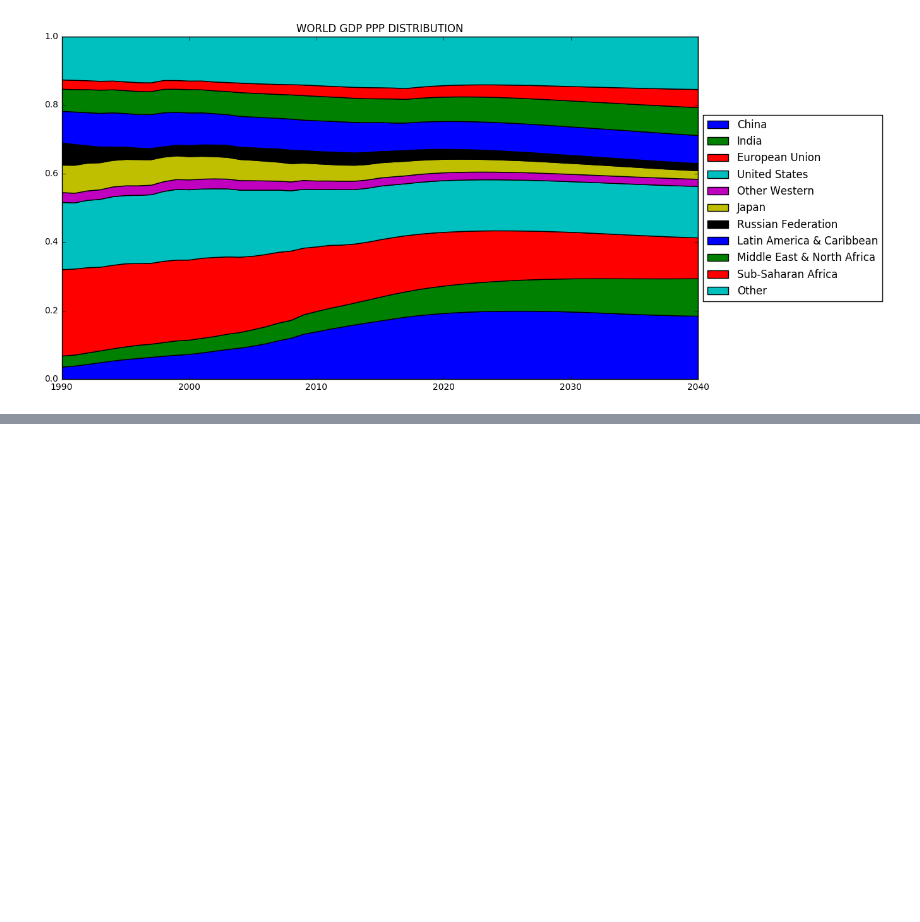
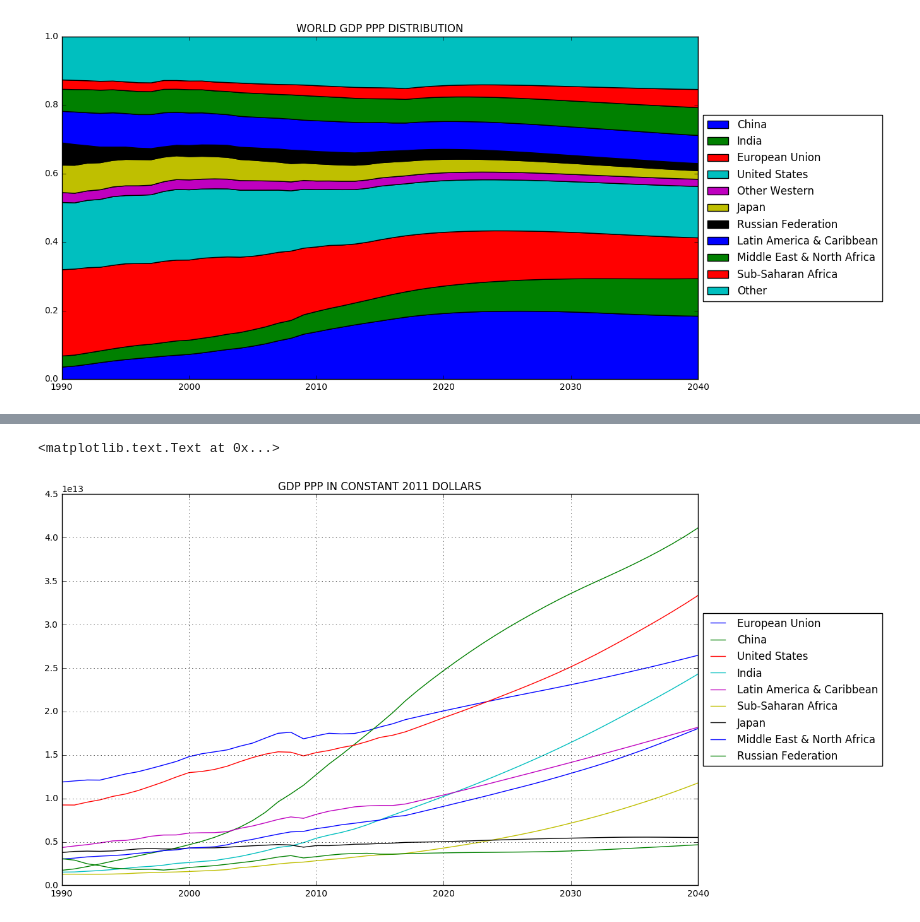
Before and after one commit to plaksivayatryapka/gdp_future, a Jupyter notebook: future.ipynb, the cells around one changed output, grey strips where cells are left out. Saved outputs shown, nothing was run; the diff lists cells and outputs as text; code cells hidden in the pictures; blank space fills up the shorter version.

```diff
--- a/future.ipynb
+++ b/future.ipynb
@@ -163,0 +182,9 @@ plt.ylim(top=1)
+# %%
+plt.figure(figsize=[13, 8])
+[plt.plot(YEARS_ALL, [i for i in gdp[country].values()], label=country) for country in COUNTRIES[:-3]]
+plt.legend(loc='center left', bbox_to_anchor=(1, 0.5))
+plt.grid()
+plt.title('GDP PPP IN CONSTANT 2011 DOLLARS')
+# %% [output]
+<matplotlib.text.Text at 0x...>
+[figure, added]
```
Also changed, not shown: parts of 5 cells of this notebook.
